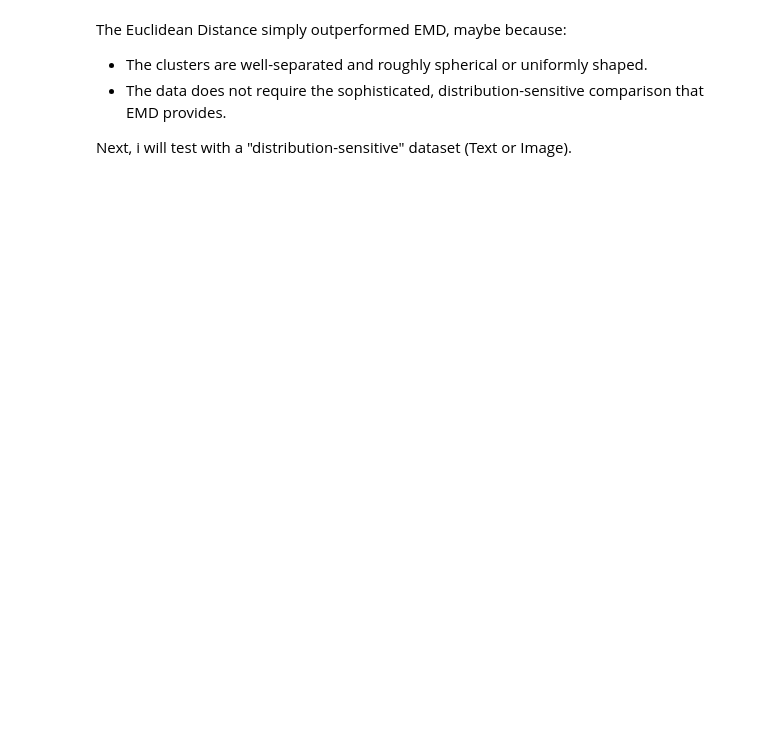
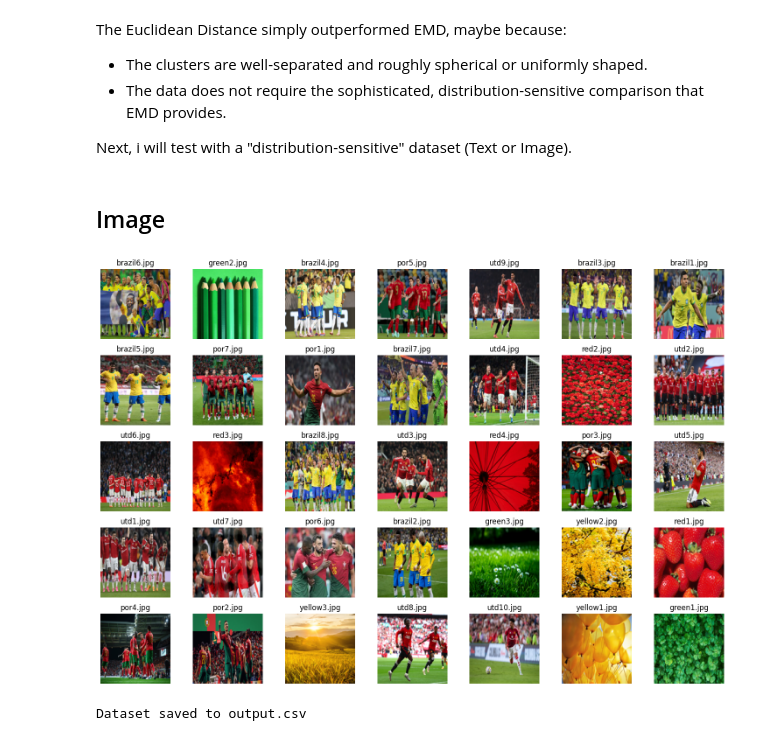
Before and after one commit to thaitanhaha/Optimal-transport, a Jupyter notebook: emd-clustering.ipynb, the cells around one changed output. Saved outputs shown, nothing was run; the diff lists cells and outputs as text; code cells hidden in the pictures; blank space fills up the shorter version.

Commit message:
Kaggle Notebook | EMD Clustering | Version 2

```diff
--- a/emd-clustering.ipynb
+++ b/emd-clustering.ipynb
@@ -161,3 +163,61 @@ The Euclidean Distance simply outperformed EMD, maybe because:
 - The data does not require the sophisticated, distribution-sensitive comparison that EMD provides.
 
 Next, i will test with a "distribution-sensitive" dataset (Text or Image).
+# %% [markdown]
+## Image
+# %%
+def load_and_show_images(folder_path):
+    image_files = [f for f in os.listdir(folder_path)]
+
+    num_images = len(image_files)
+    cols = 7
+    rows = (num_images + cols - 1) // cols
+
+    fig, axes = plt.subplots(rows, cols, figsize=(15, 2 * rows))
+    axes = axes.flatten()
+
+    for idx, image_file in enumerate(image_files):
+        image_path = os.path.join(folder_path, image_file)
+        img = Image.open(image_path)
+        img = img.resize((128, 128))
+        axes[idx].imshow(img)
+        axes[idx].set_title(image_file)
+        axes[idx].axis('off')
+
+    for ax in axes[len(image_files):]:
+        ax.axis('off')
+
+    plt.tight_layout()
+    plt.show()
+# %%
+load_and_show_images('/kaggle/input/images/images')
+# %% [output]
+[figure, added]
+# %%
+def create_histogram_dataset(folder_path, output_file):
+    image_files = [f for f in os.listdir(folder_path)]
+    dataset = []
+    for image_file in image_files:
+        image_path = os.path.join(folder_path, image_file)
+        img = Image.open(image_path).convert('RGB')
+        img = img.resize((32, 32))
+
+        histogram = []
+        for channel in range(3):
+            channel_data = np.array(img.getchannel(channel))
+            channel_hist, _ = np.histogram(channel_data, bins=100, range=(0, 256))
+            histogram.extend(channel_hist)
+
+        histogram = np.array(histogram)
+        # histogram = histogram / histogram.sum()
+
+        dataset.append([image_file] + histogram.tolist())
+
+    column_names = ['filename'] + [f'bin_{i}' for i in range(len(dataset[0]) - 1)]
+    df = pd.DataFrame(dataset, columns=column_names)
+    df.to_csv(output_file, index=False)
+    print(f"Dataset saved to {output_file}")
+
+create_histogram_dataset('/kaggle/input/images/images', 'output.csv')
+# %% [output]
+Dataset saved to output.csv
```
Also changed, not shown: parts of 8 cells of this notebook.
